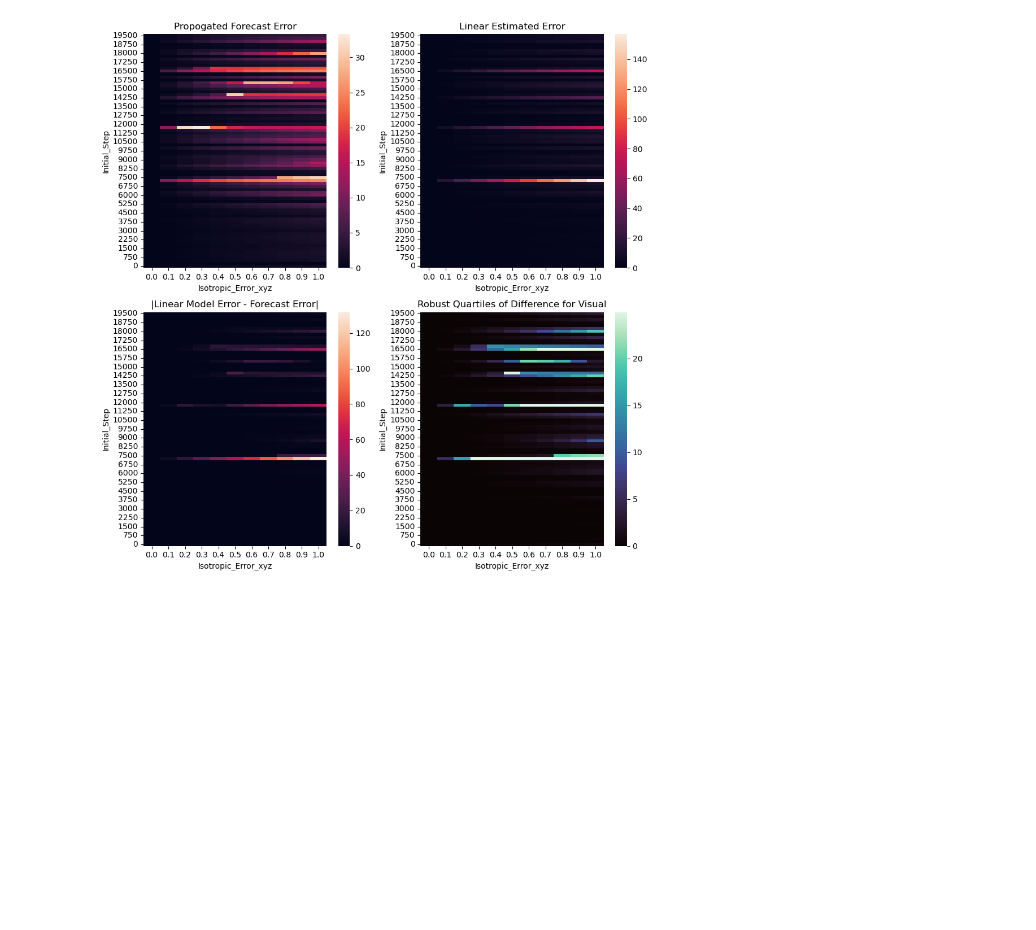
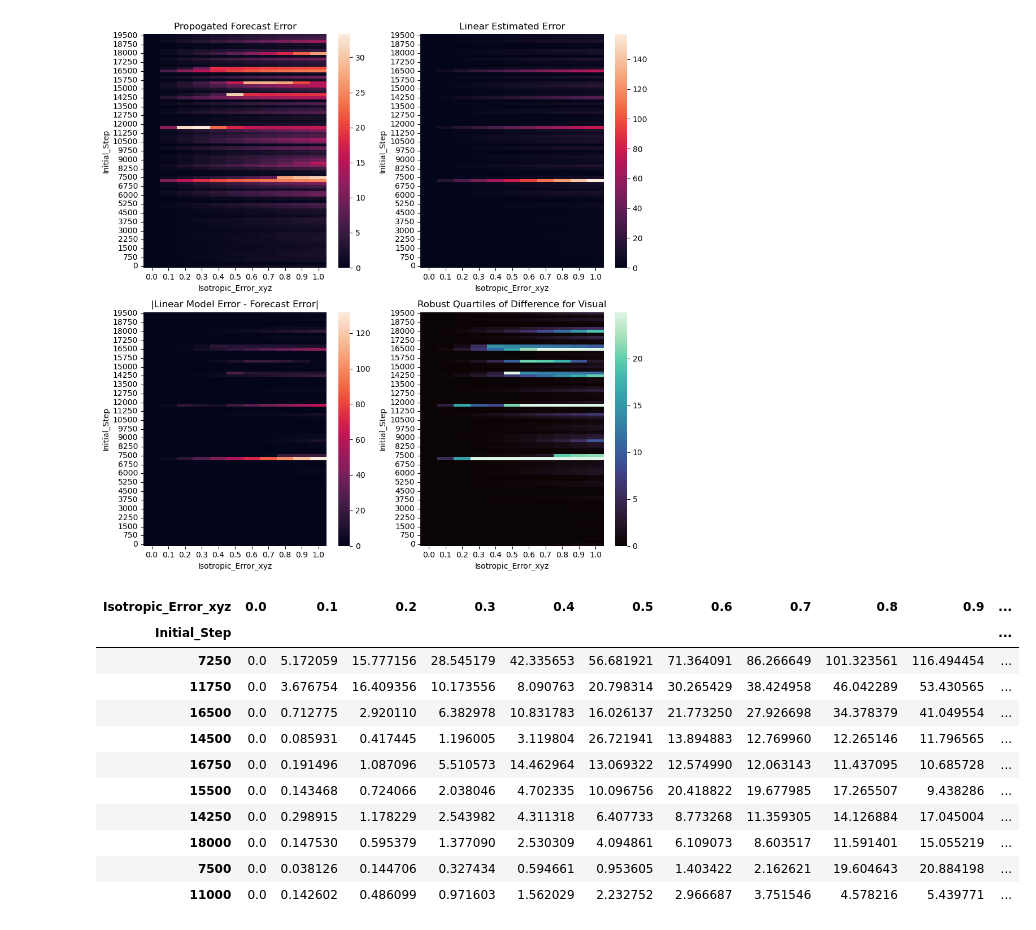
Before and after one commit to AidanJanney/ATOC4500_F24, a Jupyter notebook: Project_1/Project_1.ipynb, the cells around one changed output. Saved outputs shown, nothing was run; the diff lists cells and outputs as text; code cells hidden in the pictures; blank space fills up the shorter version.

```diff
--- a/Project_1/Project_1.ipynb
+++ b/Project_1/Project_1.ipynb
@@ -301,3 +301,21 @@ plt.setp(((ax1, ax2), (ax3,ax4)), xticks=ax2.get_xticks(), yticks=ax2.get_yticks
 print()
 # %% [output]
 [figure]
+# %%
+## Computing the Mean to Find the Largest Discrepancies
+error_difference['Mean_Difference'] = error_difference.mean(axis=1)
+non_linear_top = error_difference.sort_values(by=['Mean_Difference'], ascending=False).head(10)
+non_linear_top
+# %% [output]
+| Isotropic_Error_xyz | 0.0 | 0.1 | 0.2 | 0.3 | 0.4 | 0.5 | 0.6 | 0.7 | 0.8 | 0.9 | ... |
+| Initial_Step |  |  |  |  |  |  |  |  |  |  | ... |
+| 7250 | 0.0 | 5.172059 | 15.777156 | 28.545179 | 42.335653 | 56.681921 | 71.364091 | 86.266649 | 101.323561 | 116.494454 | ... |
+| 11750 | 0.0 | 3.676754 | 16.409356 | 10.173556 | 8.090763 | 20.798314 | 30.265429 | 38.424958 | 46.042289 | 53.430565 | ... |
+| 16500 | 0.0 | 0.712775 | 2.920110 | 6.382978 | 10.831783 | 16.026137 | 21.773250 | 27.926698 | 34.378379 | 41.049554 | ... |
+| 14500 | 0.0 | 0.085931 | 0.417445 | 1.196005 | 3.119804 | 26.721941 | 13.894883 | 12.769960 | 12.265146 | 11.796565 | ... |
+| 16750 | 0.0 | 0.191496 | 1.087096 | 5.510573 | 14.462964 | 13.069322 | 12.574990 | 12.063143 | 11.437095 | 10.685728 | ... |
+| 15500 | 0.0 | 0.143468 | 0.724066 | 2.038046 | 4.702335 | 10.096756 | 20.418822 | 19.677985 | 17.265507 | 9.438286 | ... |
+| 14250 | 0.0 | 0.298915 | 1.178229 | 2.543982 | 4.311318 | 6.407733 | 8.773268 | 11.359305 | 14.126884 | 17.045004 | ... |
+| 18000 | 0.0 | 0.147530 | 0.595379 | 1.377090 | 2.530309 | 4.094861 | 6.109073 | 8.603517 | 11.591401 | 15.055219 | ... |
+| 7500 | 0.0 | 0.038126 | 0.144706 | 0.327434 | 0.594661 | 0.953605 | 1.403422 | 2.162621 | 19.604643 | 20.884198 | ... |
+| 11000 | 0.0 | 0.142602 | 0.486099 | 0.971603 | 1.562029 | 2.232752 | 2.966687 | 3.751546 | 4.578216 | 5.439771 | ... |
```
Also changed, not shown: parts of 3 cells of this notebook, 5 other files.
